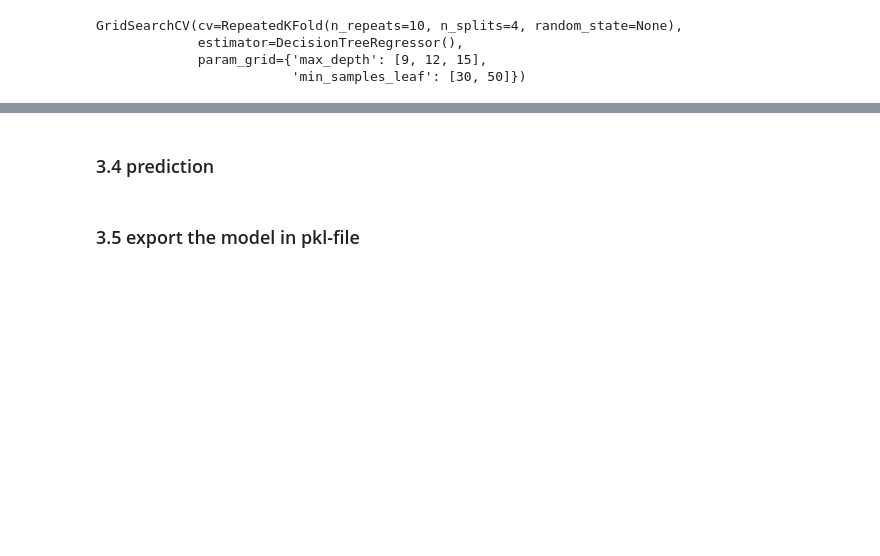
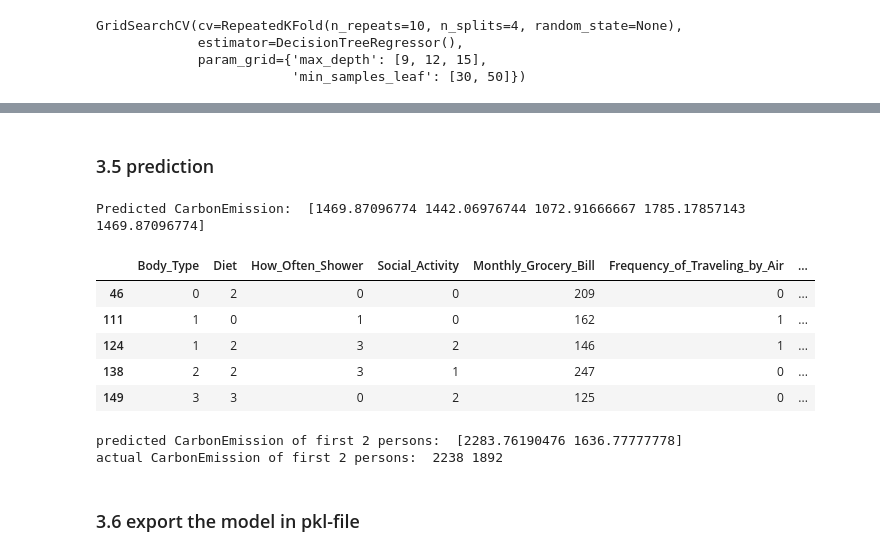
Before and after one commit to e-prossinger/CarbonFootprint_TechLab, a Jupyter notebook: shared_notebooks/model_DecisionTree_GridSearchCV.ipynb, the cells around one changed output, grey strips where cells are left out. Drawn from its saved outputs; the diff is of its cells as text; code cells hidden in the pictures; blank space fills up the shorter version.

Commit message:
überschriften geändert, prediction hinzugefügt, top-hyperparameter-combinations übersichtlicher gemacht, Ordinal Encoding of Ordinal Variables übersichtlicher gemacht

```diff
--- a/shared_notebooks/model_DecisionTree_GridSearchCV.ipynb
+++ b/shared_notebooks/model_DecisionTree_GridSearchCV.ipynb
@@ -263,20 +250,38 @@ plt.show()
 # %% [markdown]
-### 3.4 prediction
+### 3.5 prediction
 # %%
 #for (max_depth=3, min_samples_leaf=5) - people in the 2nd box from the right:
 filtered_df = df[
     (df['Vehicle_Monthly_Distance_Km'] > 3219) &
-    (df['Vehicle_Type'] == 'electric') &
+    (df['Vehicle_Type_car (type: electric)'] == True) &
     (df['Frequency_of_Traveling_by_Air'] <= 1.5)
 ]
 
 # loc[:, X.columns] = Select the relevant columns based on X.columns  - otherwise i will get an error-message
 X_pred = filtered_df.loc[:, X.columns].head()
-y_pred = model.predict(X_pred)
+y_pred = clf.predict(X_pred)
 print("Predicted CarbonEmission: ", y_pred)
 filtered_df.head()
+# %% [output]
+Predicted CarbonEmission:  [1469.87096774 1442.06976744 1072.91666667 1785.17857143 1469.87096774]
+|  | Body_Type | Diet | How_Often_Shower | Social_Activity | Monthly_Grocery_Bill | Frequency_of_Traveling_by_Air | ... |
+| 46 | 0 | 2 | 0 | 0 | 209 | 0 | ... |
+| 111 | 1 | 0 | 1 | 0 | 162 | 1 | ... |
+| 124 | 1 | 2 | 3 | 2 | 146 | 1 | ... |
+| 138 | 2 | 2 | 3 | 1 | 247 | 0 | ... |
+| 149 | 3 | 3 | 0 | 2 | 125 | 0 | ... |
+# %%
+X_pred= df.loc[0:1, X.columns] #first 2 persons
+y_pred = clf.predict(X_pred)
+
+print("predicted CarbonEmission of first 2 persons: ", y_pred)
+
+print("actual CarbonEmission of first 2 persons: ", df.at[0, 'CarbonEmission'], df.at[1, 'CarbonEmission'])
+# %% [output]
+predicted CarbonEmission of first 2 persons:  [2283.76190476 1636.77777778]
+actual CarbonEmission of first 2 persons:  2238 1892
 # %% [markdown]
-### 3.5 export the model in pkl-file
+### 3.6 export the model in pkl-file
 # %%
 # chatGPT did the programming
 
```
Also changed, not shown: parts of 14 cells of this notebook.
